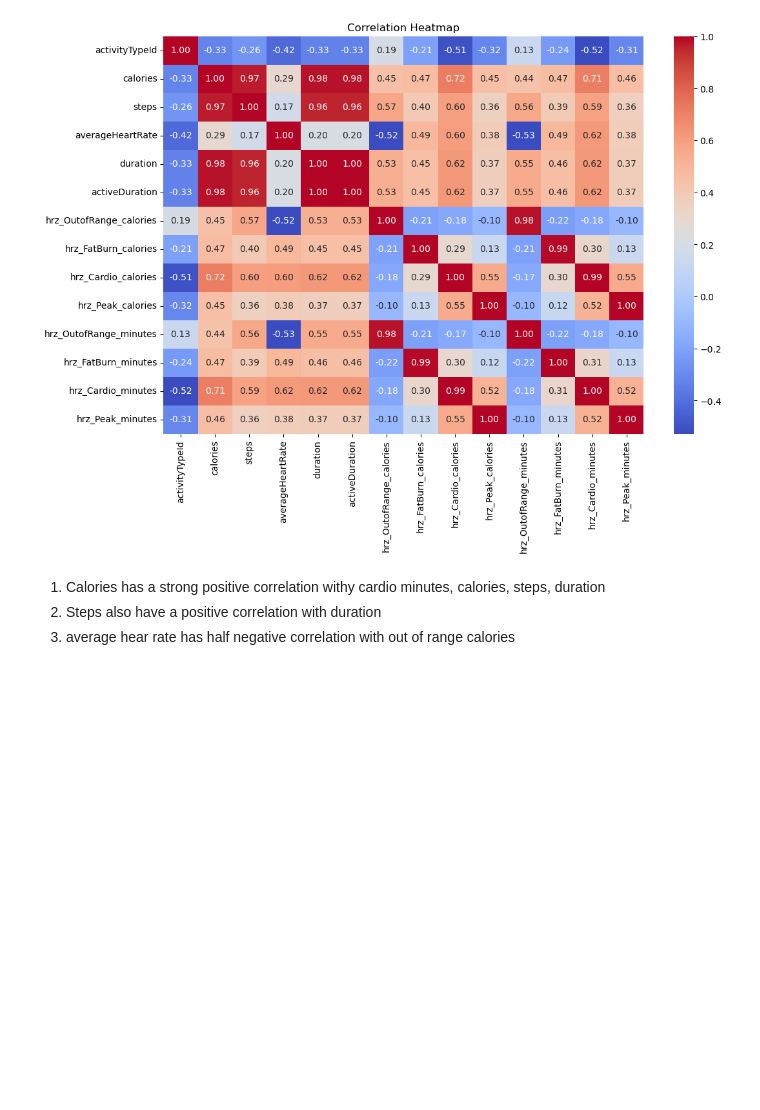
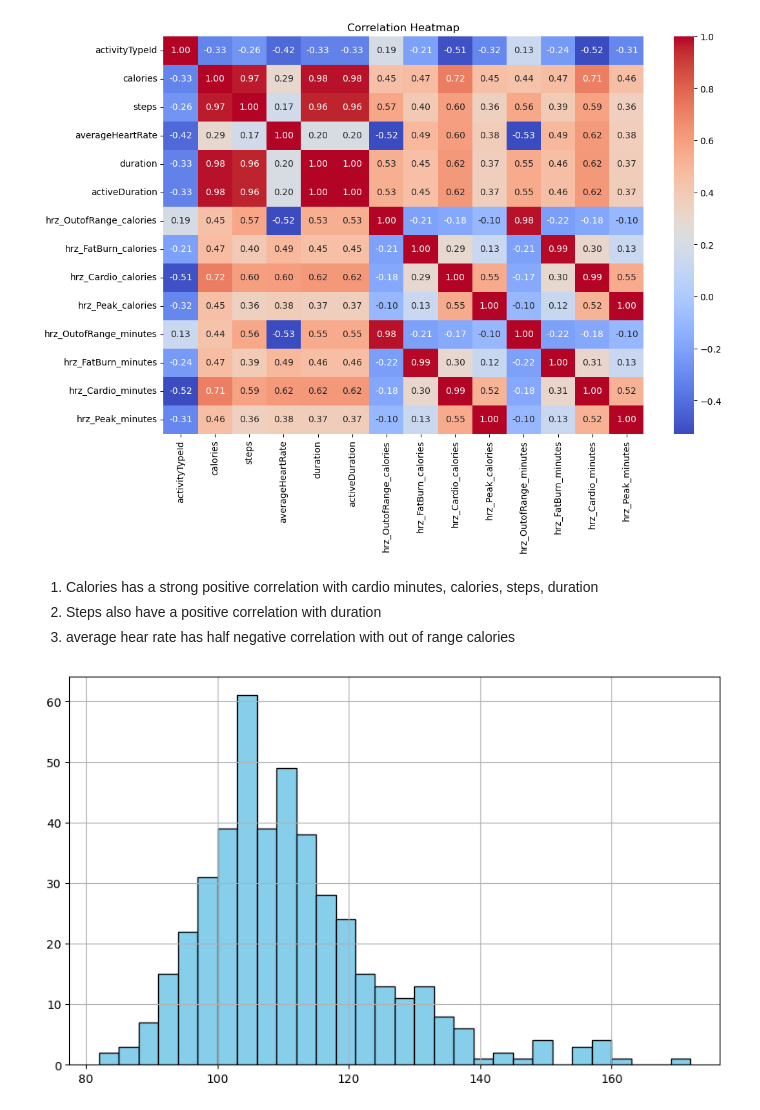
Before and after one commit to Saatvik1/Fishbit, a Jupyter notebook: notebooks/6.0-ss-EDA.ipynb, the cells around one changed output. Drawn from its saved outputs; the diff is of its cells as text; code cells hidden in the pictures; blank space fills up the shorter version.

Commit message:
continued activities basic analysis

```diff
--- a/notebooks/6.0-ss-EDA.ipynb
+++ b/notebooks/6.0-ss-EDA.ipynb
@@ -79,6 +79,16 @@ plt.show()
 # %% [output]
 [figure]
 # %% [markdown]
-1. Calories has a strong positive correlation withy cardio minutes, calories, steps, duration
+1. Calories has a strong positive correlation with cardio minutes, calories, steps, duration
 2. Steps also have a positive correlation with duration
 3. average hear rate has half negative correlation with out of range calories
+# %%
+hist = activities_numeric_df['averageHeartRate'].hist(
+    bins=30,
+    figsize=(10, 6),
+    color='skyblue',
+    edgecolor='black',
+    grid=True
+)
+# %% [output]
+[figure, added]
```
Also changed, not shown: parts of 10 cells of this notebook.
